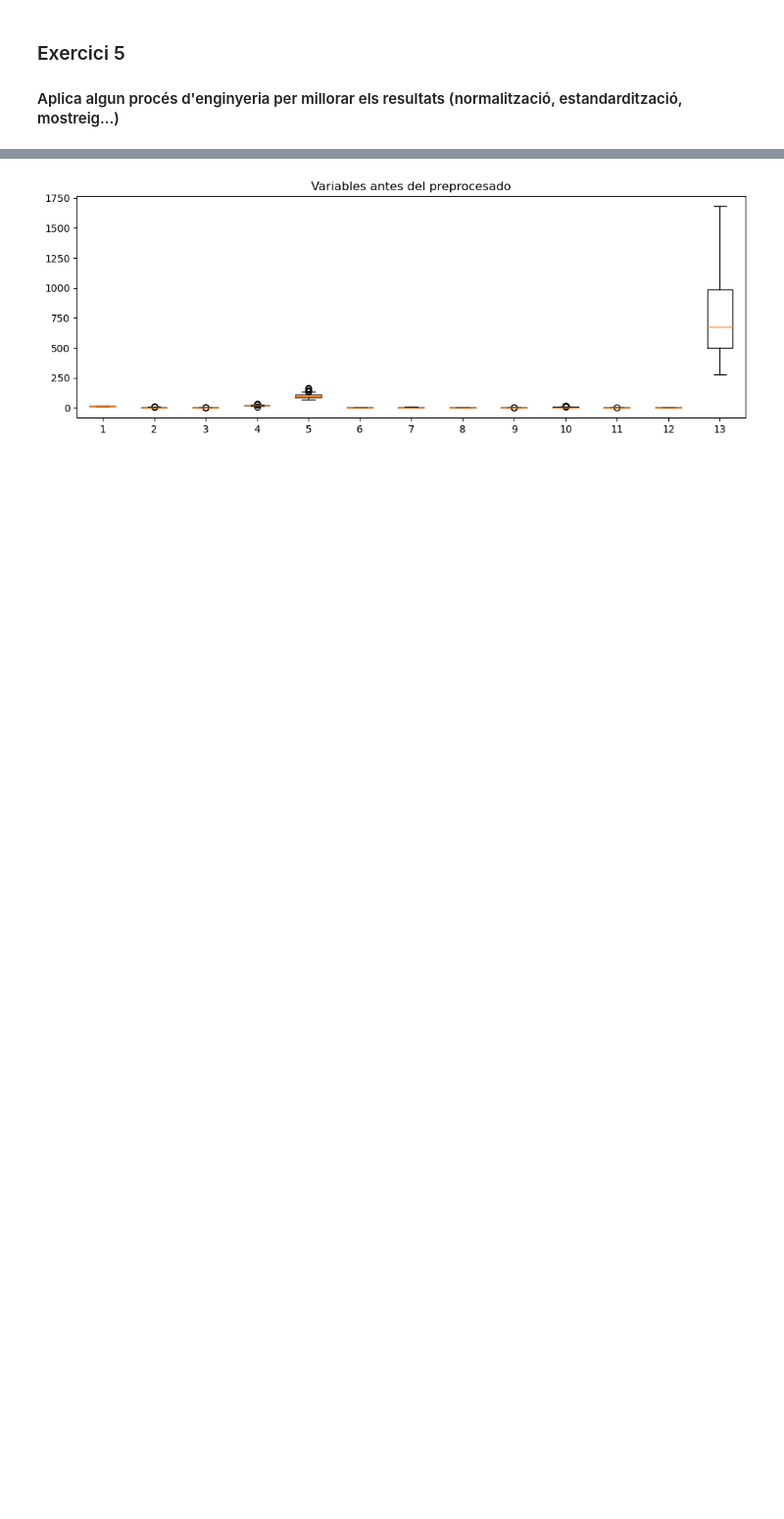
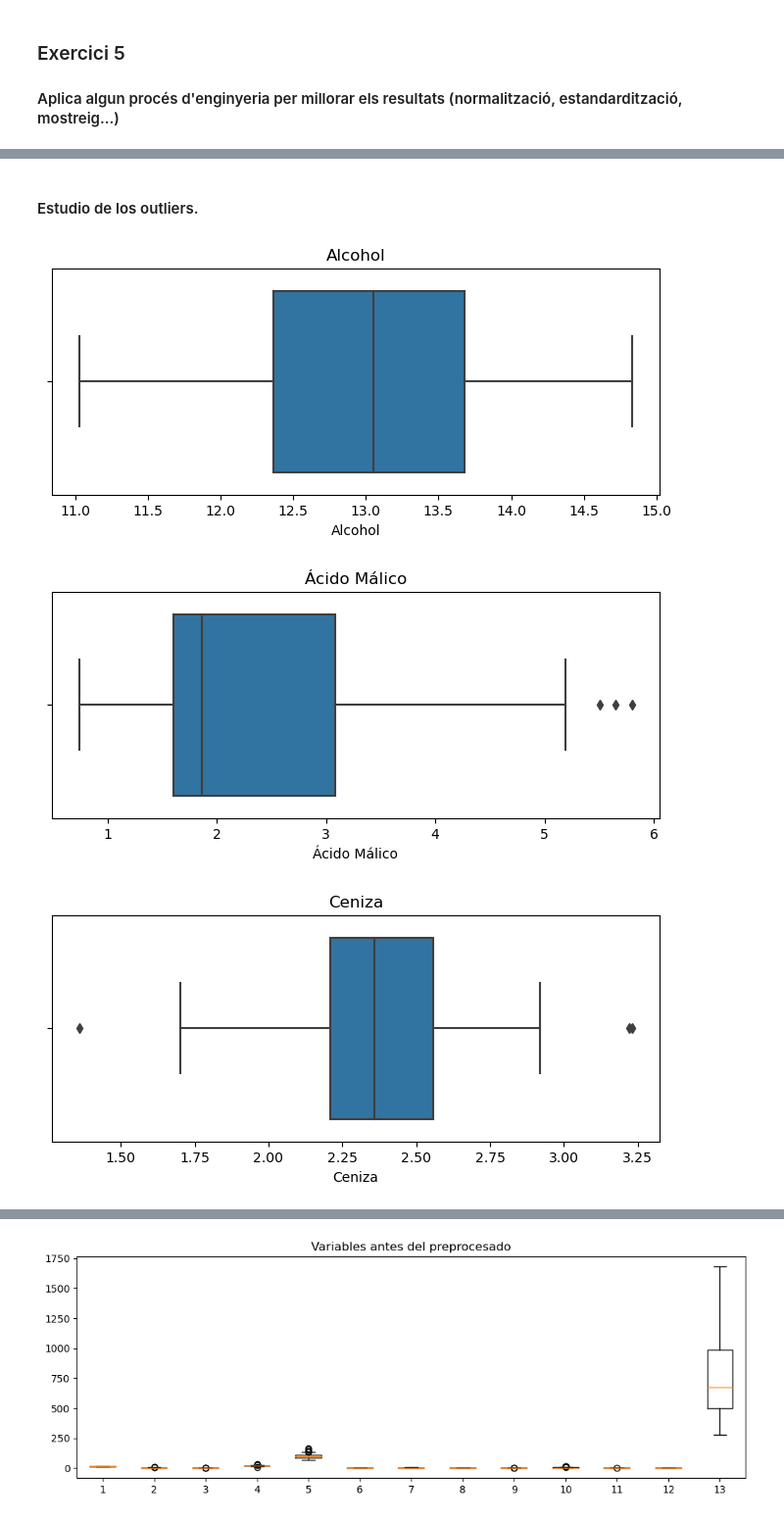
Before and after one commit to Mardezcos/CDades-Sprint7-exercicis, a Jupyter notebook: CDades Sprint 7.ipynb, the cells around one changed output, grey strips where cells are left out. Shown at 98% size. Cells and saved outputs as stored; diff of their text form; code cells hidden in the pictures; blank space fills up the shorter version.

```diff
--- a/CDades Sprint 7.ipynb
+++ b/CDades Sprint 7.ipynb
@@ -658,0 +709,9 @@ df_accuracy
+# %%
+i=0
+columns = ['Alcohol', 'Ácido Málico', 'Ceniza', 'Alcalinidad Ceniza', 'Magnesio', 'Total Fenoles', 'Flavonoides', 'Fenoles no Flavonoides',
+       'Proantocianinas', 'Intensidad de Color', 'Tono', 'Dilución', 'Prolina']
+for column in columns:
+    print('Variable', columns[i])
+    distribucion_normal(X[column])
+    print('')
+    i+=1;
@@ -658,0 +736,11 @@ df_accuracy
+# %% [markdown]
+#### Estudio de los outliers.
+# %%
+for colum in columns:
+    plt.figure(figsize=(8,3))
+    plt.title(colum)
+    sns.boxplot(x = X[colum])
+# %% [output]
+[figure, added]
+[figure, added]
+[figure, added]
```
Also changed, not shown: parts of 52 cells of this notebook.
